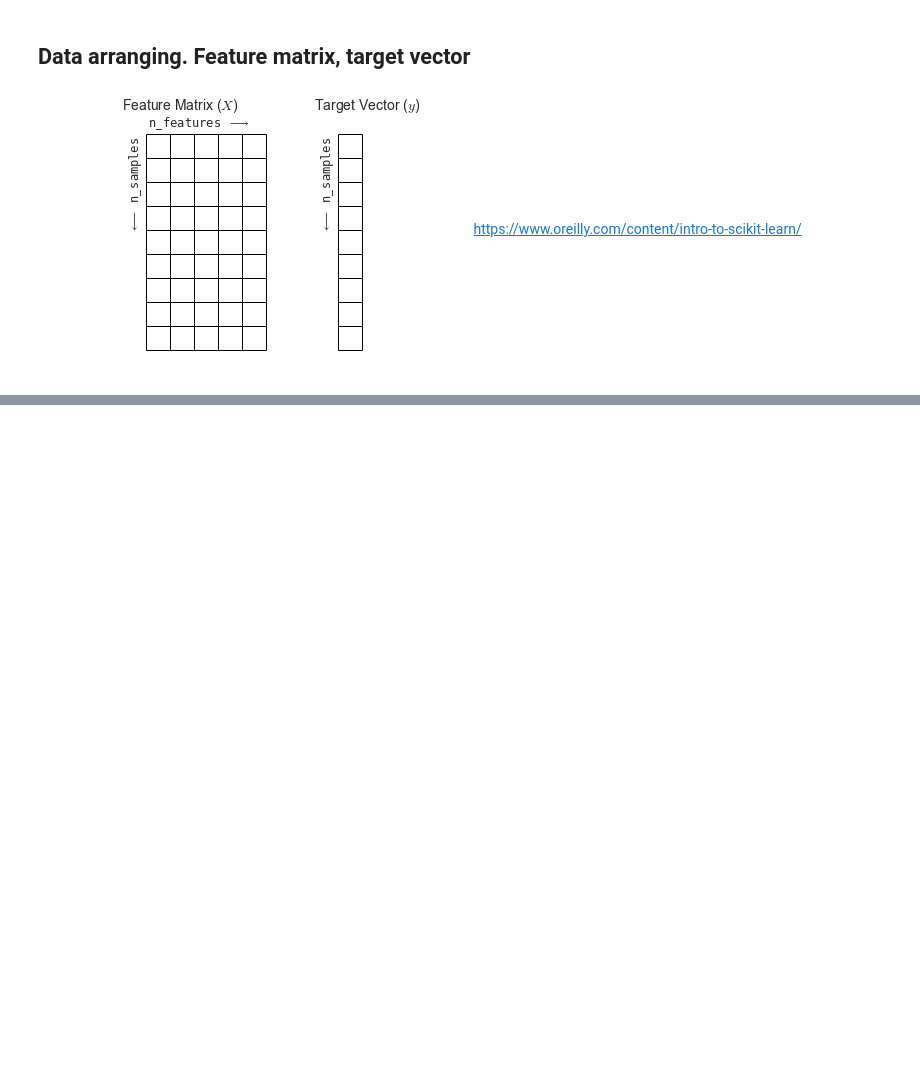
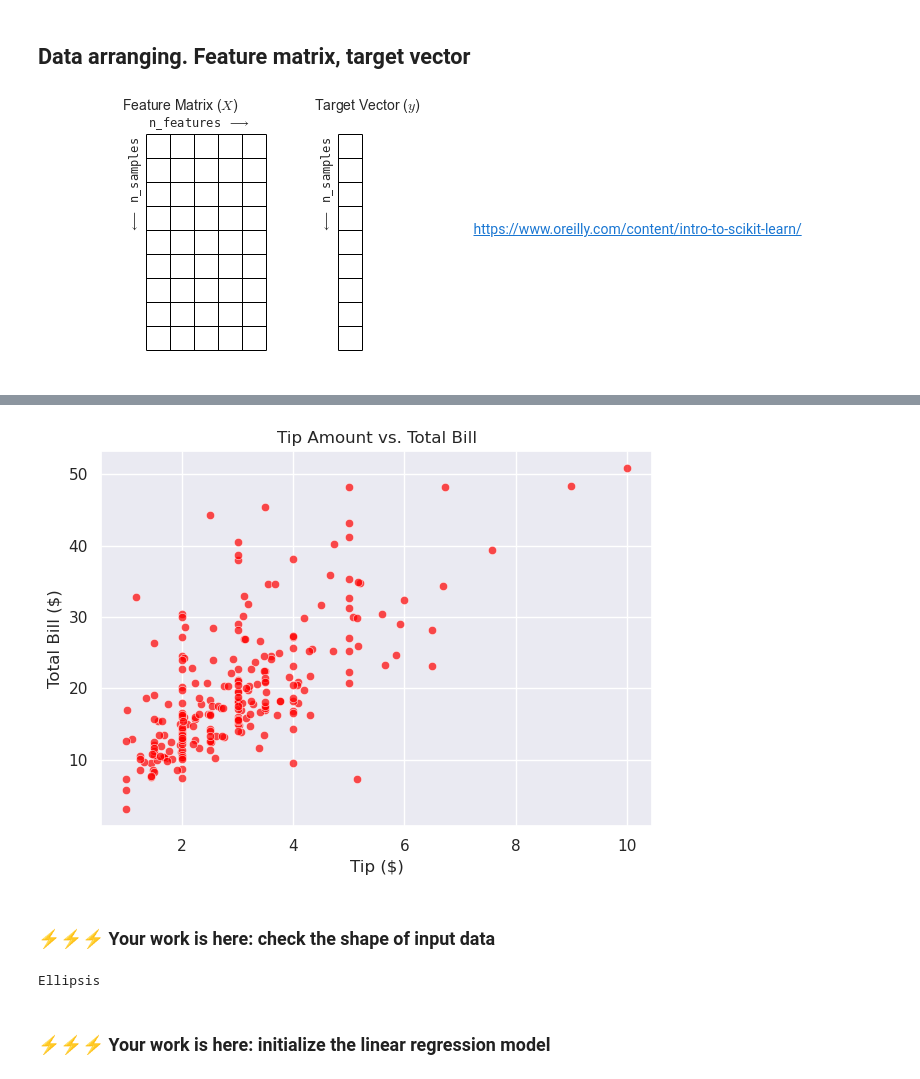
Before and after one commit to DzygaSkoryk/DataScienceForAstronomers, a Jupyter notebook: ML/Sklearn_template.ipynb, the cells around one changed output, grey strips where cells are left out. Drawn from its saved outputs; the diff is of its cells as text; code cells hidden in the pictures; blank space fills up the shorter version.

```diff
--- a/ML/Sklearn_template.ipynb
+++ b/ML/Sklearn_template.ipynb
@@ -146,0 +117,8 @@ le.classes_
+# %%
+sns.scatterplot(x='tip', y='total_bill', data=tips, color='red', alpha=0.7)
+plt.xlabel('Tip ($)')
+plt.ylabel('Total Bill ($)')
+plt.title('Tip Amount vs. Total Bill')
+plt.tight_layout()
+# %% [output]
+[figure, added]
@@ -146,0 +130,8 @@ le.classes_
+# %% [markdown]
+### ⚡⚡⚡ Your work is here: check the shape of input data
+# %%
+# Check the shape of X and y variables. Are they apropriate to the sklearn model implementation?
+
+...
+# %% [output]
+Ellipsis
@@ -146,0 +142,2 @@ le.classes_
+# %% [markdown]
+### ⚡⚡⚡ Your work is here: initialize the linear regression model
```
Also changed, not shown: parts of 39 cells of this notebook, 6 other files.
